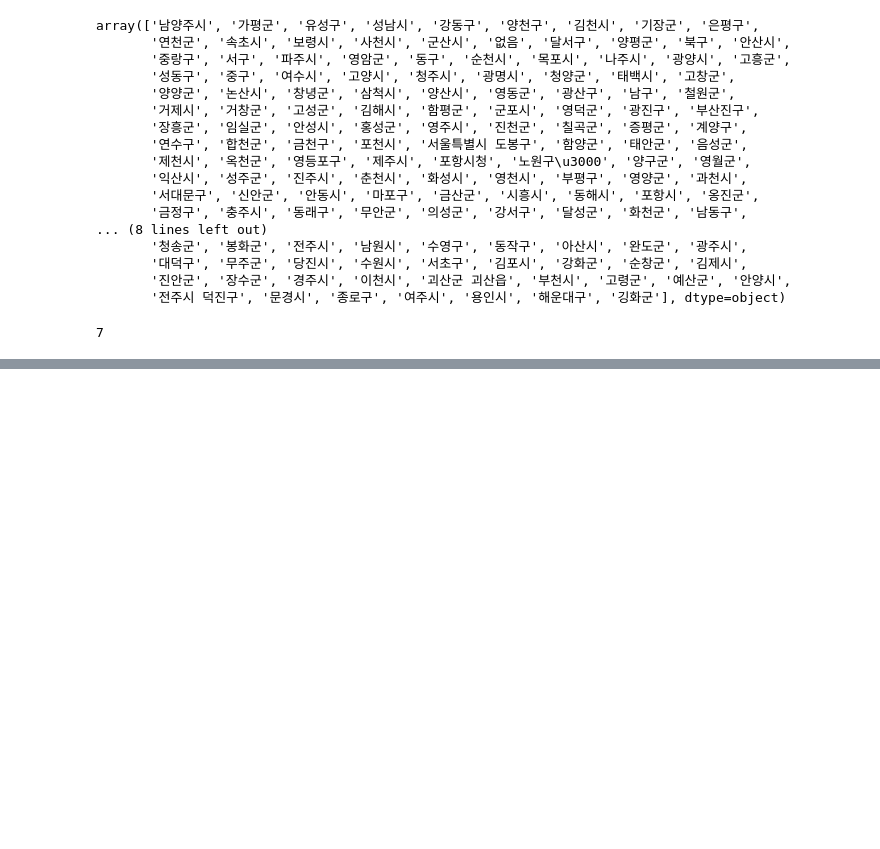
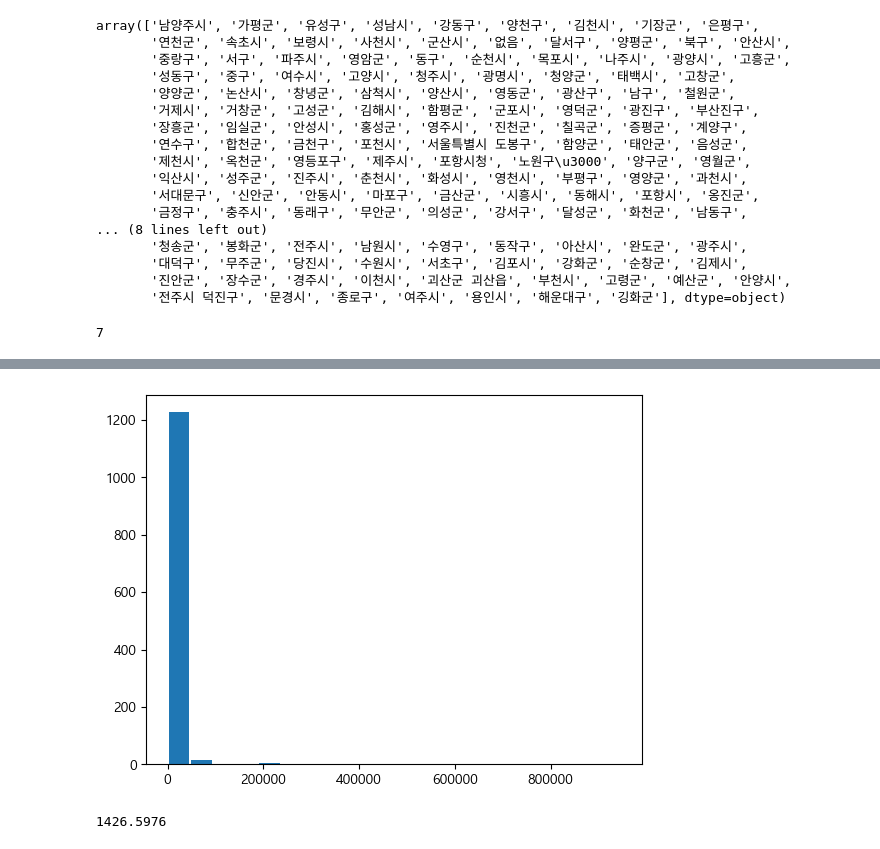
Before and after one commit to qooqookeke/car_greenhouse_gas, a Jupyter notebook: test.ipynb, the cells around one changed output, grey strips where cells are left out. Saved outputs shown, nothing was run; the diff lists cells and outputs as text; code cells hidden in the pictures; blank space fills up the shorter version.

```diff
--- a/test.ipynb
+++ b/test.ipynb
@@ -102,0 +189,2 @@ plt.show()
+# %%
+df2 = df.loc[df['도서관유형'] == '공공도서관']
@@ -102,0 +259,9 @@ plt.show()
+# %%
+plt.hist(data=df2, x='부지면적', rwidth=0.9, bins=20)
+plt.show()
+# %% [output]
+[figure, added]
+# %%
+df['건물면적'].mean()
+# %% [output]
+1426.5976
```
Also changed, not shown: parts of 18 cells of this notebook.
